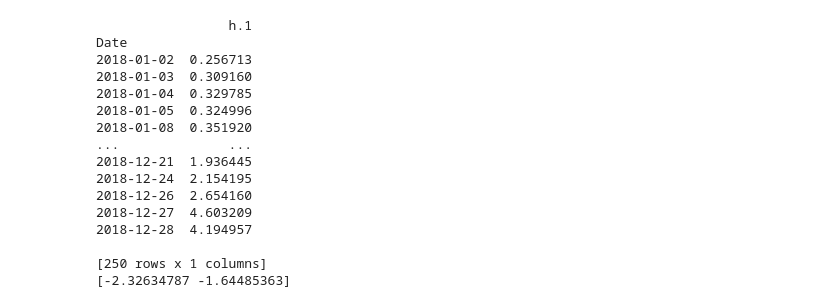
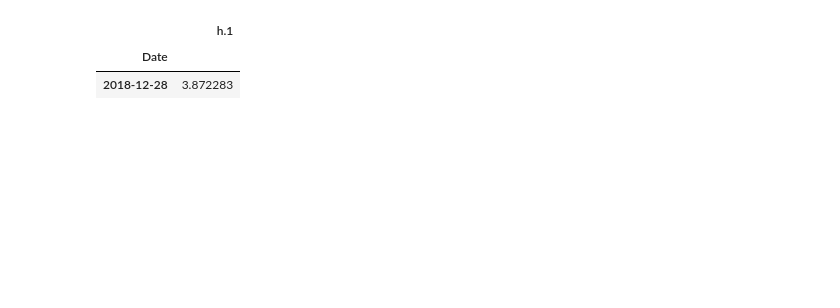
Before and after one commit to alikemal68/RiskEngine, a Jupyter notebook: test.ipynb, the cells around one changed output. Cells and saved outputs as stored; diff of their text form; code cells hidden in the pictures; blank space fills up the shorter version.

```diff
--- a/test.ipynb
+++ b/test.ipynb
@@ -116,23 +90,6 @@ plt.close()
 # %%
-forecasts = garch1_1.forecast(align="target")
-cond_var = forecasts.variance["2018":].dropna()
-print(cond_var)
-q = am.distribution.ppf([0.01, 0.05])
-print(q)
+models.garch_forecast(garch1_1)
 # %% [output]
-                 h.1
-Date
-2018-01-02  0.256713
-2018-01-03  0.309160
-2018-01-04  0.329785
-2018-01-05  0.324996
-2018-01-08  0.351920
-...              ...
-2018-12-21  1.936445
-2018-12-24  2.154195
-2018-12-26  2.654160
-2018-12-27  4.603209
-2018-12-28  4.194957
-
-[250 rows x 1 columns]
-[-2.32634787 -1.64485363]
+|  | h.1 |
+| Date |  |
+| 2018-12-28 | 3.872283 |
```
Also changed, not shown: parts of 7 cells of this notebook, 2 other files.
